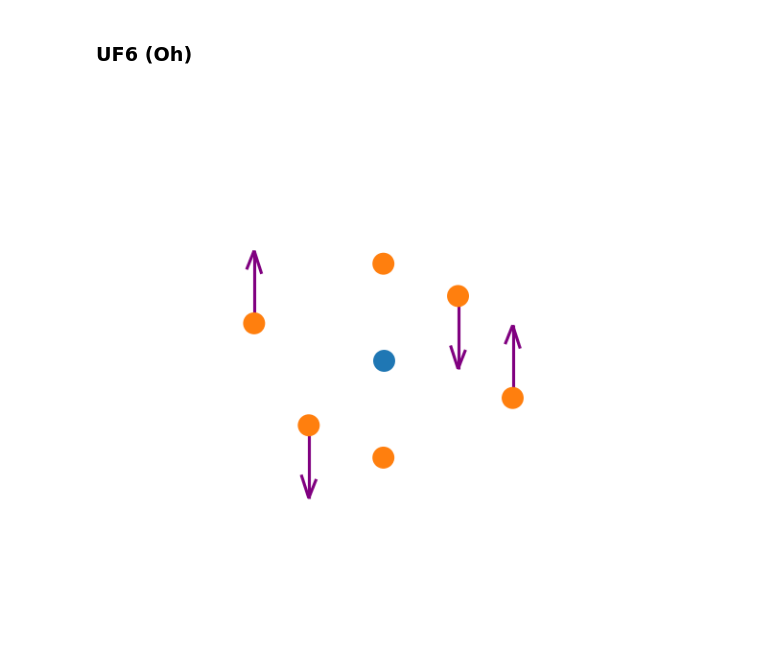
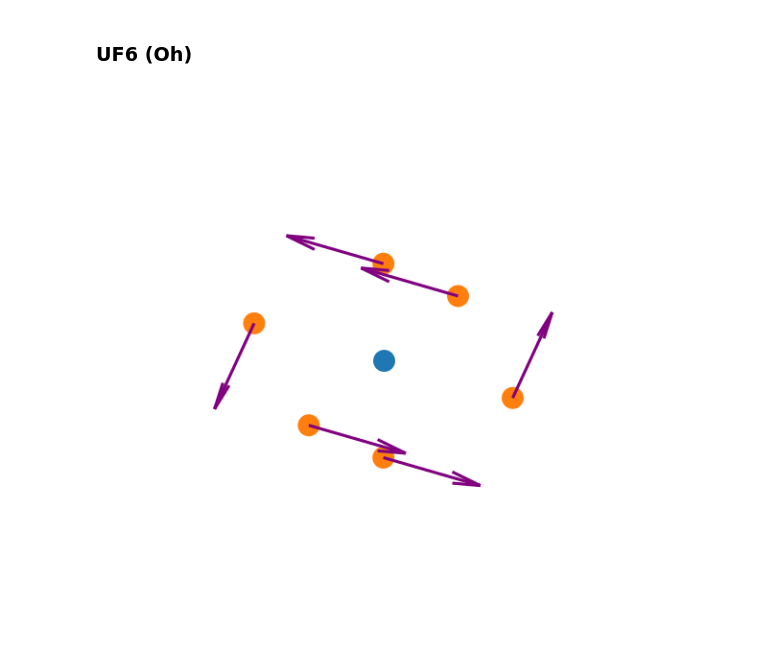
Before and after one commit to TheoNDionne/GroupTheoryHomework, a Jupyter notebook: group_theory_homework.ipynb, the cells around one changed output. Cells and saved outputs as stored; diff of their text form; code cells hidden in the pictures.

```diff
--- a/group_theory_homework.ipynb
+++ b/group_theory_homework.ipynb
@@ -534,42 +534,42 @@ vector_rep_Oh = np.array([
 # generate the mechanical rep
 mechanical_rep_Oh = get_mechanical_representation(atom_spatial_coordinates_Oh, vector_rep_Oh)
 # %%
-irrep = 9
+irrep = 6
 
 initial_coords_test = np.zeros(np.shape(mechanical_rep_Oh)[1]).reshape((3,7))
 
 initial_coords = np.array([
     [ 0, 0, 0, 0, 0, 0, 0],
-    [ 0, 0, 0, 0, 0, 0, 0],
-    [ 0, 1, -1, 0, 0, 0, 0]
+    [ 0, 1, 0, 0, 0, 0, 0],
+    [ 0, 1, 0, 0, 0, 0, 0]
 ], dtype=float)
 
 sym_adap = get_symmetry_adapted_modes(initial_coords, irrep, mechanical_rep_Oh, character_table_Oh, elements_per_class_Oh)
 
 # plotting
 ax = plt.figure().add_subplot(projection='3d')
 ax.set_proj_type("ortho")
 
 # ax.quiver(x, y, z, u, v, w, length=1/2, normalize=True)
 ax.quiver(
     atom_spatial_coordinates_Oh[0,:],
     atom_spatial_coordinates_Oh[1,:],
     atom_spatial_coordinates_Oh[2,:],
     sym_adap[0,:],
     sym_adap[1,:],
     sym_adap[2,:],
     length=0.75,
     normalize=True,
     color="purple"
     )
 ax.scatter(atom_spatial_coordinates_Oh[0,0],atom_spatial_coordinates_Oh[1,0],atom_spatial_coordinates_Oh[2,0], s=100, alpha=1)
 ax.scatter(atom_spatial_coordinates_Oh[0,1:],atom_spatial_coordinates_Oh[1,1:],atom_spatial_coordinates_Oh[2,1:], s=100, alpha=1)
 # ax.set_xlim3d(-1.5,1.5)
 # ax.set_ylim3d(-1.5,1.5)
 # ax.set_zlim3d(-1.5,1.5)
 
 ax.set_axis_off()
 
 plt.show()
 # %% [output]
-[figure, old version]
+[figure, new version]
```
